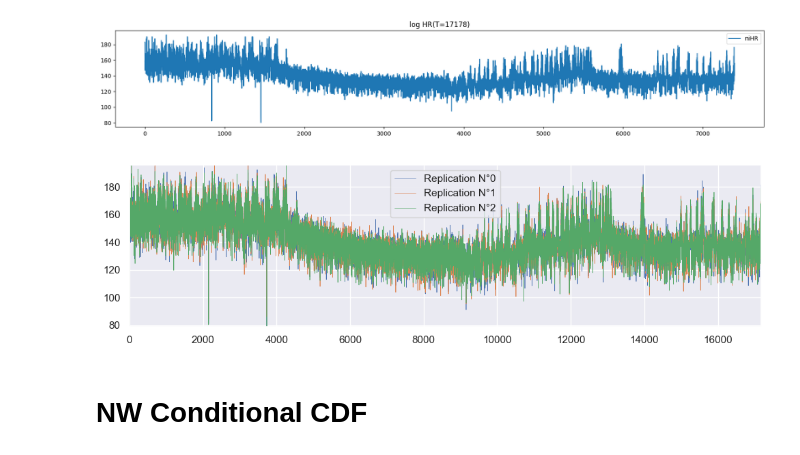
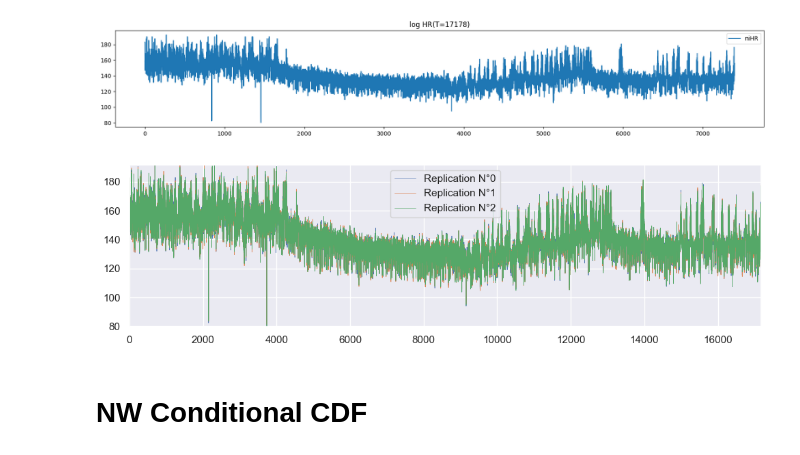
Before and after one commit to mzalaya/wasslsp, a Jupyter notebook: notebooks/clean-real/HRV-various-sigmas-reps.ipynb, the cells around one changed output. Drawn from its saved outputs; the diff is of its cells as text; code cells hidden in the pictures.

```diff
--- a/notebooks/clean-real/HRV-various-sigmas-reps.ipynb
+++ b/notebooks/clean-real/HRV-various-sigmas-reps.ipynb
@@ -78,28 +78,28 @@ sns.set(style="darkgrid")
 # %%
 plt.rcParams["figure.figsize"] = (10,3)
 
 T = df_hr.shape[0]
 u_var = np.linspace(0., 1., T)
-sigma = 4.
+sigma = 1.
 n_replications = 3
 
 X_tvar_2_replications = replication_HRV(
     data=df_hr['niHR'], sigma=sigma, n_replications=n_replications
 )
 
 for replication in range(n_replications):
     plt.plot(X_tvar_2_replications[replication], lw=.5, label='Replication N°' f'{replication}')
     plt.ylim(min(X_tvar_2_replications[replication][1:,]), max(X_tvar_2_replications[replication]))
     plt.xlim(0, T)
 
     plt.grid(True)
     plt.legend()
 
 plt.tight_layout()
 plt.savefig(f"3 replications of HRV dataset sigma={sigma}.pdf", dpi=300)
 plt.show()
 # %% [output]
-[figure, old version]
+[figure, new version]
 # %% [markdown]
 # NW Conditional CDF
 # %%
```
Also changed, not shown: parts of 5 cells of this notebook, 5 other files.
